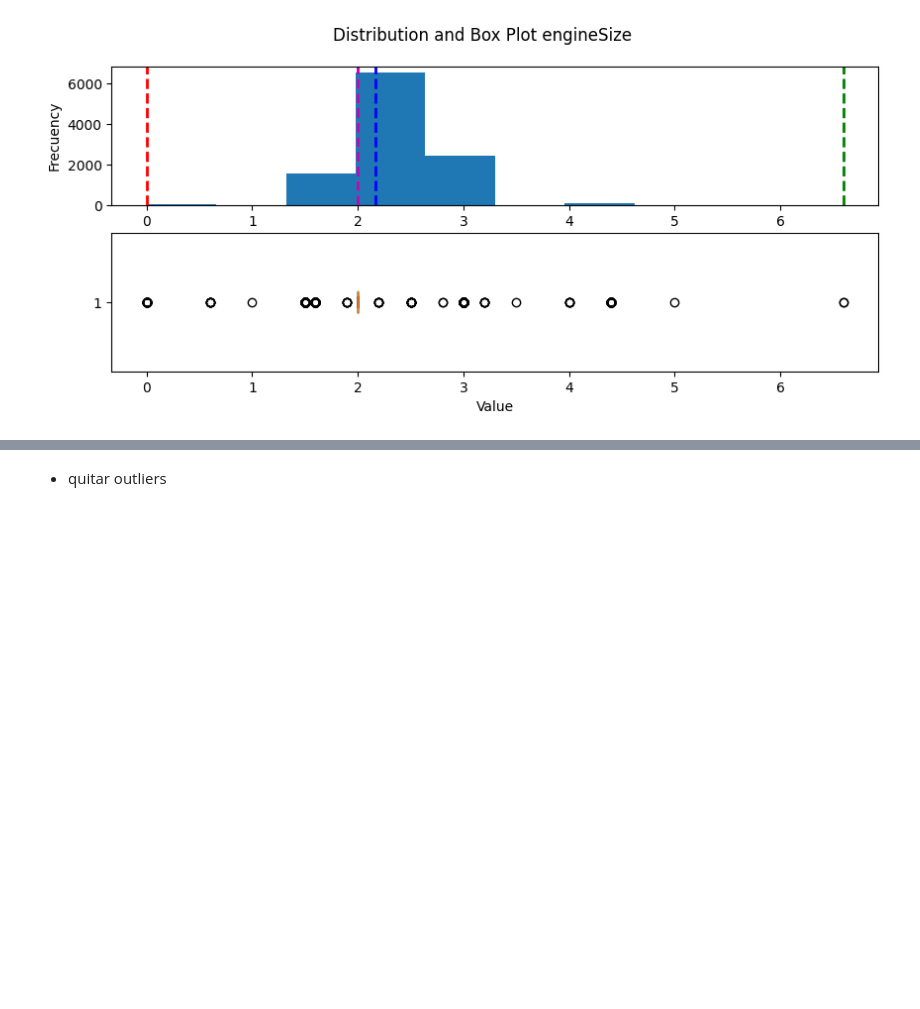
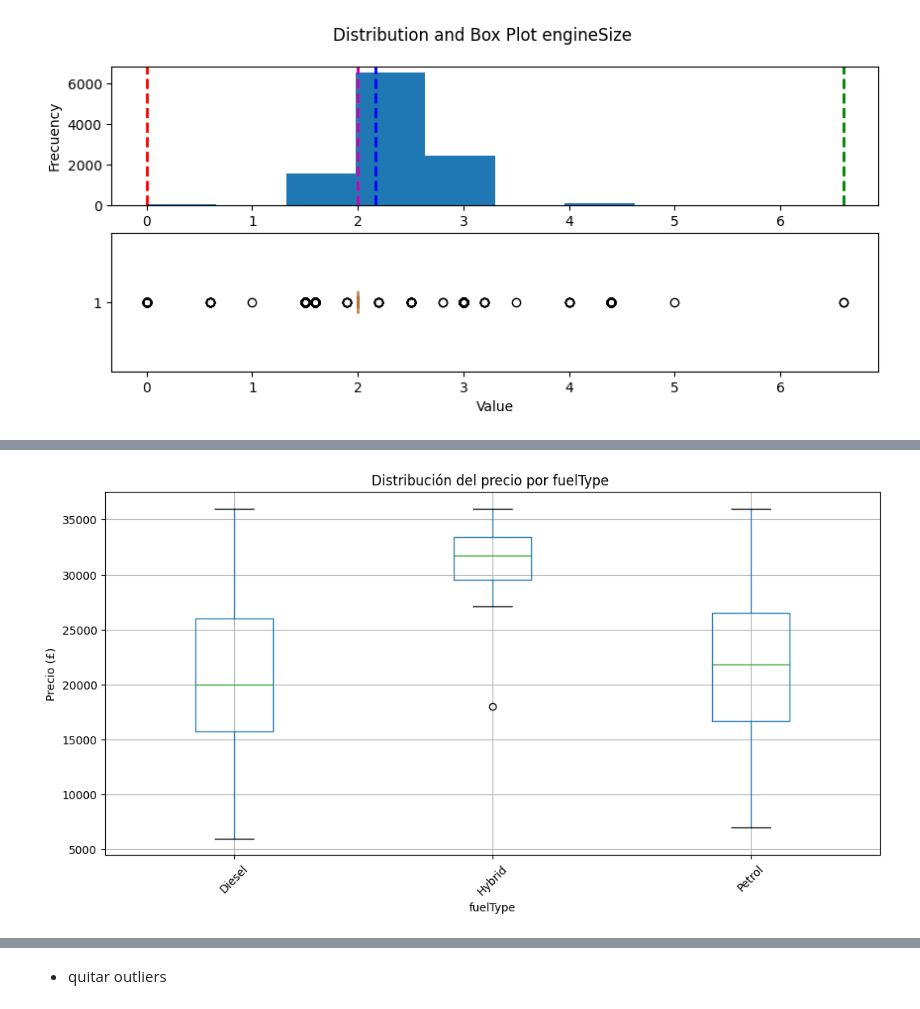
Before and after one commit to Nicolaserd/BMW, a Jupyter notebook: notebooks/bmw.ipynb, the cells around one changed output, grey strips where cells are left out. Cells and saved outputs as stored; diff of their text form; code cells hidden in the pictures; blank space fills up the shorter version.

```diff
--- a/notebooks/bmw.ipynb
+++ b/notebooks/bmw.ipynb
@@ -130,0 +161,11 @@ Min: 0.0, Max: 6.6, Mean: 2.1701612903225804, Median: 2.0, Mode: 2.0
+# %%
+
+df_bmw.boxplot(column='price', by=['fuelType'], figsize=(12,6))
+plt.title("Distribución del precio por fuelType ")
+plt.suptitle("")  # elimina el título automático extra
+plt.xlabel("fuelType")
+plt.ylabel("Precio (£)")
+plt.xticks(rotation=45)
+plt.show()
+# %% [output]
+[figure, added]
```
Also changed, not shown: parts of 6 cells of this notebook, 1 other file.
